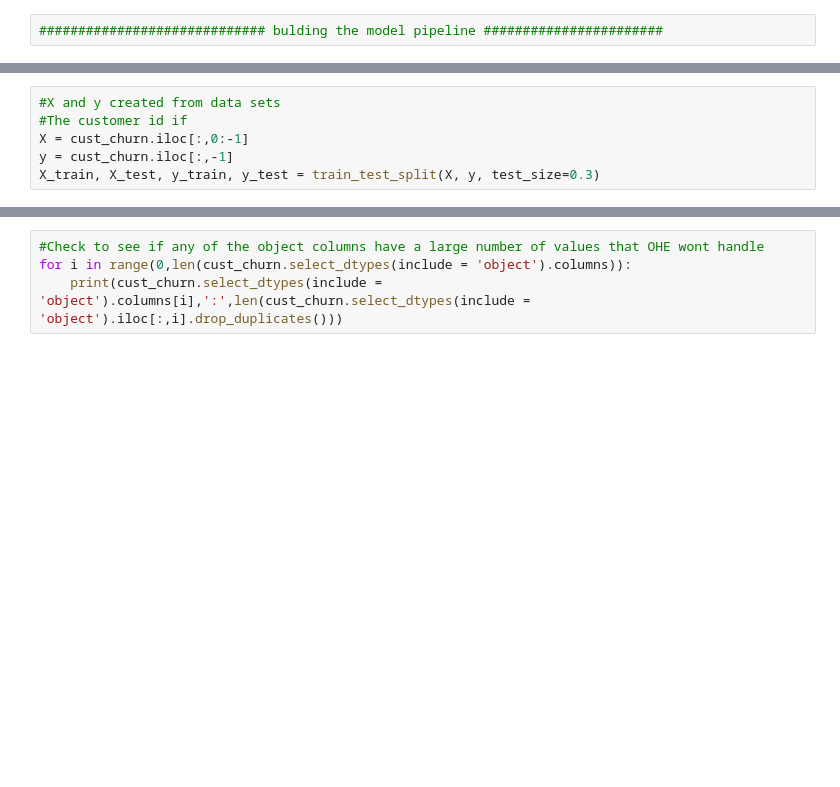
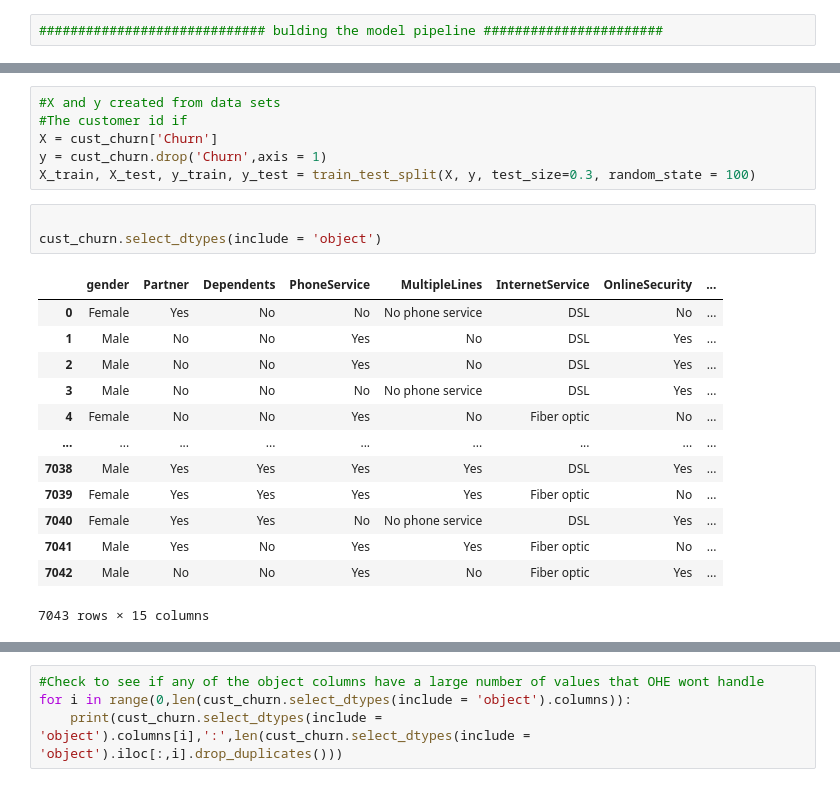
Before and after one commit to Benedictgr97/Customer-churn-prediction, a Jupyter notebook: Teleco customer churn.ipynb, the cells around one changed output, grey strips where cells are left out. Cells and saved outputs as stored; diff of their text form; blank space fills up the shorter version.

```diff
--- a/Teleco customer churn.ipynb
+++ b/Teleco customer churn.ipynb
@@ -94,8 +124,25 @@ cust_churn[(cust_churn.select_dtypes(include = ['float64','int64']).columns)].co
 # %%
 #X and y created from data sets
 #The customer id if
-X = cust_churn.iloc[:,0:-1]
-y = cust_churn.iloc[:,-1]
-X_train, X_test, y_train, y_test = train_test_split(X, y, test_size=0.3)
+X = cust_churn['Churn']
+y = cust_churn.drop('Churn',axis = 1)
+X_train, X_test, y_train, y_test = train_test_split(X, y, test_size=0.3, random_state = 100)
+# %%
+
+cust_churn.select_dtypes(include = 'object')
+# %% [output]
+|  | gender | Partner | Dependents | PhoneService | MultipleLines | InternetService | OnlineSecurity | ... |
+| 0 | Female | Yes | No | No | No phone service | DSL | No | ... |
+| 1 | Male | No | No | Yes | No | DSL | Yes | ... |
+| 2 | Male | No | No | Yes | No | DSL | Yes | ... |
+| 3 | Male | No | No | No | No phone service | DSL | Yes | ... |
+| 4 | Female | No | No | Yes | No | Fiber optic | No | ... |
+| ... | ... | ... | ... | ... | ... | ... | ... | ... |
+| 7038 | Male | Yes | Yes | Yes | Yes | DSL | Yes | ... |
+| 7039 | Female | Yes | Yes | Yes | Yes | Fiber optic | No | ... |
+| 7040 | Female | Yes | Yes | No | No phone service | DSL | Yes | ... |
+| 7041 | Male | Yes | No | Yes | Yes | Fiber optic | No | ... |
+| 7042 | Male | No | No | Yes | No | Fiber optic | Yes | ... |
+7043 rows × 15 columns
 # %%
 #try one hot encoder on the x to see why it is giving bad values
```
Also changed, not shown: parts of 9 cells of this notebook.
